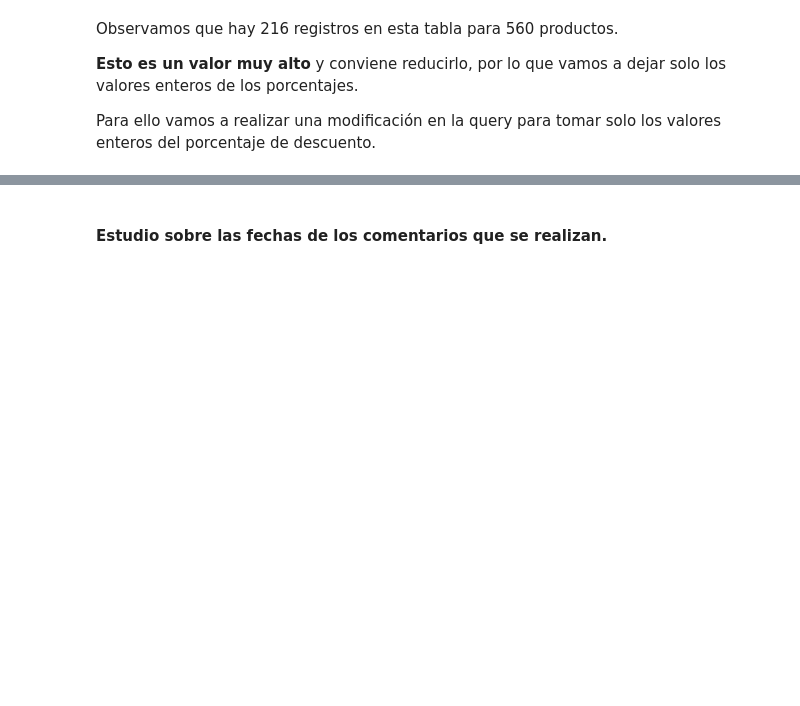
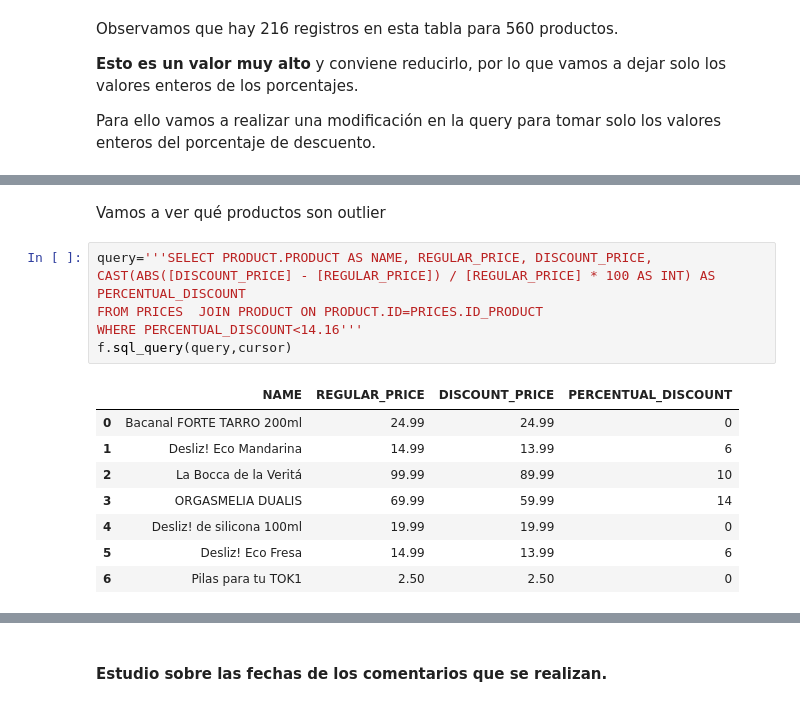
Before and after one commit to 75Engel/Proyecto_tienda_online, a Jupyter notebook: src/Notebook/03_sql.ipynb, the cells around one changed output, grey strips where cells are left out. Cells and saved outputs as stored; diff of their text form; blank space fills up the shorter version.

```diff
--- a/src/Notebook/03_sql.ipynb
+++ b/src/Notebook/03_sql.ipynb
@@ -591,0 +654,17 @@ Tendremos que evaluar esta información.
+# %% [markdown]
+Vamos a ver qué productos son outlier
+# %%
+query='''SELECT PRODUCT.PRODUCT AS NAME, REGULAR_PRICE, DISCOUNT_PRICE,
+CAST(ABS([DISCOUNT_PRICE] - [REGULAR_PRICE]) / [REGULAR_PRICE] * 100 AS INT) AS PERCENTUAL_DISCOUNT
+FROM PRICES  JOIN PRODUCT ON PRODUCT.ID=PRICES.ID_PRODUCT
+WHERE PERCENTUAL_DISCOUNT<14.16'''
+f.sql_query(query,cursor)
+# %% [output]
+|  | NAME | REGULAR_PRICE | DISCOUNT_PRICE | PERCENTUAL_DISCOUNT |
+| 0 | Bacanal FORTE TARRO 200ml | 24.99 | 24.99 | 0 |
+| 1 | Desliz! Eco Mandarina | 14.99 | 13.99 | 6 |
+| 2 | La Bocca de la Veritá | 99.99 | 89.99 | 10 |
+| 3 | ORGASMELIA DUALIS | 69.99 | 59.99 | 14 |
+| 4 | Desliz! de silicona 100ml | 19.99 | 19.99 | 0 |
+| 5 | Desliz! Eco Fresa | 14.99 | 13.99 | 6 |
+| 6 | Pilas para tu TOK1 | 2.50 | 2.50 | 0 |
```
Also changed, not shown: parts of 11 cells of this notebook, 2 other files.
